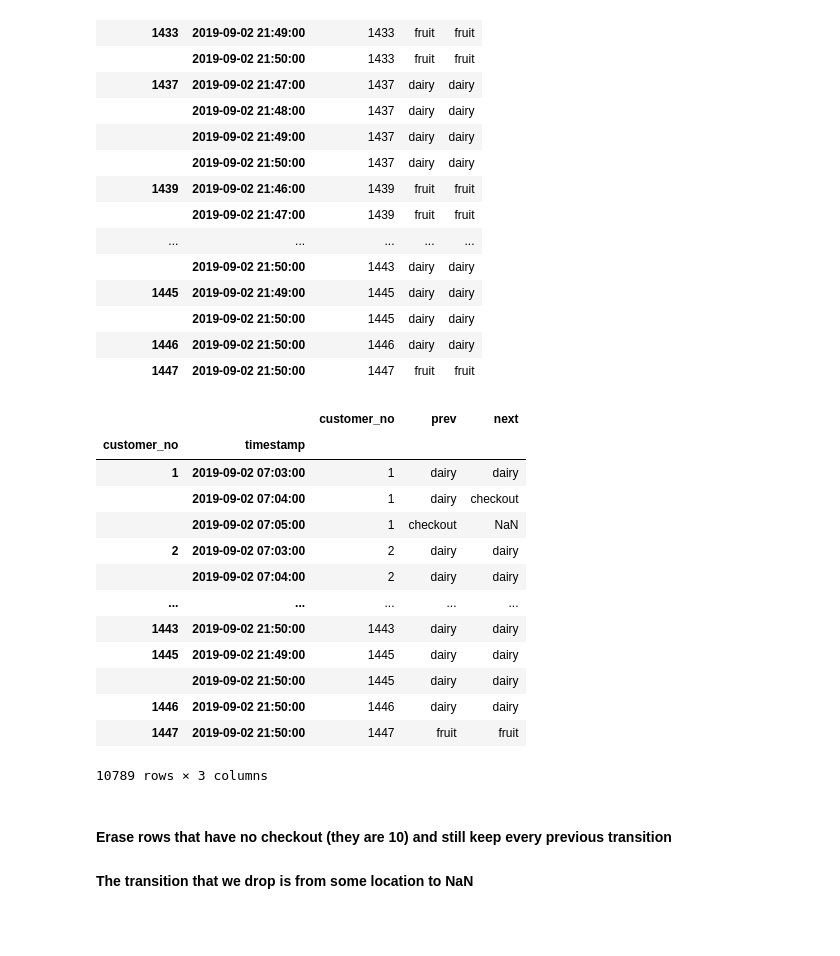
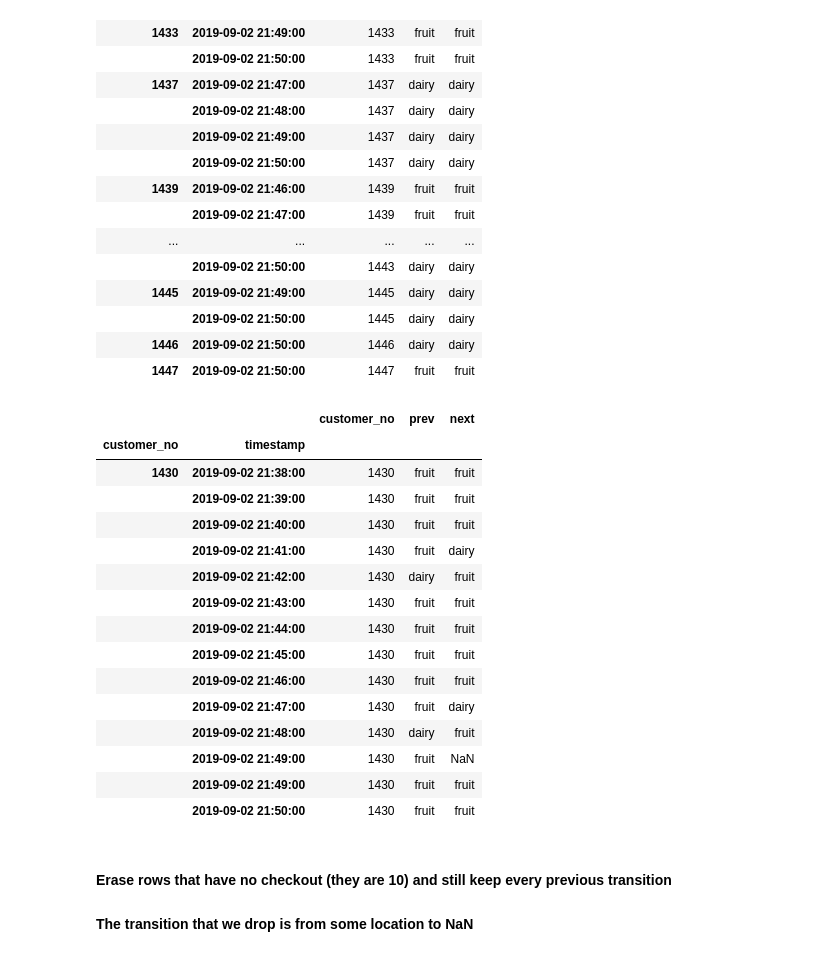
Before and after one commit to lau-b/doodl-supermarket, a Jupyter notebook: notebooks/exploratory_analysis.ipynb, the cells around one changed output. Saved outputs shown, nothing was run; the diff lists cells and outputs as text; code cells hidden in the pictures; blank space fills up the shorter version.

Commit message:
adds correct logic to replace thieves

```diff
--- a/notebooks/exploratory_analysis.ipynb
+++ b/notebooks/exploratory_analysis.ipynb
@@ -123,27 +123,27 @@ thieves
 | 1446 | 2019-09-02 21:50:00 | 1446 | dairy | NaN |
 | 1447 | 2019-09-02 21:50:00 | 1447 | fruit | NaN |
 # %%
-pew = pd.DataFrame({'timestamp':[], 'customer_no':[], 'prev':[], 'next':[]})
-end = f'{thieves.index.get_level_values(1).date.min()} 21:50:00'
+# pew = pd.DataFrame({'timestamp':[], 'customer_no':[], 'prev':[], 'next':[]})
+# end = f'{thieves.index.get_level_values(1).date.min()} 21:50:00'
 
-dx = []
+# dx = []
 
-for index, values in thieves.iterrows():
-    date_range
-    start = index[1]
+# for index, values in thieves.iterrows():
+#     date_range
+#     start = index[1]
 
-    date_range = pd.DataFrame({'timestamp': pd.date_range(start=start, end=end, freq='1min'),
-                               'customer_no': values[0],
-                               'prev': values[1],
-                               'next': values[1]})
-    dx.append(date_range)
+#     date_range = pd.DataFrame({'timestamp': pd.date_range(start=start, end=end, freq='1min'),
+#                                'customer_no': values[0],
+#                                'prev': values[1],
+#                                'next': values[1]})
+#     dx.append(date_range)
 
-first = dx[0]
-for d in range(1,len(dx)):
-    first = first.append(dx[d])
+# first = dx[0]
+# for d in range(1,len(dx)):
+#     first = first.append(dx[d])
 
-# first.set_index('timestamp')
-first
+# # first.set_index('timestamp')
+# first
 # %% [output]
 |  | timestamp | customer_no | prev | next |
 | 0 | 2019-09-02 21:49:00 | 1430 | fruit | fruit |
@@ -189,23 +220,25 @@ first
 | 1447 | 2019-09-02 21:50:00 | 1447 | fruit | fruit |
 # %%
 new = resDF.append(first)
-# %%
-new
-# %% [output]
-|  |  | customer_no | prev | next |
-| customer_no | timestamp |  |  |  |
-| 1 | 2019-09-02 07:03:00 | 1 | dairy | dairy |
-|  | 2019-09-02 07:04:00 | 1 | dairy | checkout |
-|  | 2019-09-02 07:05:00 | 1 | checkout | NaN |
-| 2 | 2019-09-02 07:03:00 | 2 | dairy | dairy |
-|  | 2019-09-02 07:04:00 | 2 | dairy | dairy |
-| ... | ... | ... | ... | ... |
-| 1443 | 2019-09-02 21:50:00 | 1443 | dairy | dairy |
-| 1445 | 2019-09-02 21:49:00 | 1445 | dairy | dairy |
-|  | 2019-09-02 21:50:00 | 1445 | dairy | dairy |
-| 1446 | 2019-09-02 21:50:00 | 1446 | dairy | dairy |
-| 1447 | 2019-09-02 21:50:00 | 1447 | fruit | fruit |
-10789 rows × 3 columns
+# %%
+new.loc[new['customer_no']==1430]
+# %% [output]
+|  |  | customer_no | prev | next |
+| customer_no | timestamp |  |  |  |
+| 1430 | 2019-09-02 21:38:00 | 1430 | fruit | fruit |
+|  | 2019-09-02 21:39:00 | 1430 | fruit | fruit |
+|  | 2019-09-02 21:40:00 | 1430 | fruit | fruit |
+|  | 2019-09-02 21:41:00 | 1430 | fruit | dairy |
+|  | 2019-09-02 21:42:00 | 1430 | dairy | fruit |
+|  | 2019-09-02 21:43:00 | 1430 | fruit | fruit |
+|  | 2019-09-02 21:44:00 | 1430 | fruit | fruit |
+|  | 2019-09-02 21:45:00 | 1430 | fruit | fruit |
+|  | 2019-09-02 21:46:00 | 1430 | fruit | fruit |
+|  | 2019-09-02 21:47:00 | 1430 | fruit | dairy |
+|  | 2019-09-02 21:48:00 | 1430 | dairy | fruit |
+|  | 2019-09-02 21:49:00 | 1430 | fruit | NaN |
+|  | 2019-09-02 21:49:00 | 1430 | fruit | fruit |
+|  | 2019-09-02 21:50:00 | 1430 | fruit | fruit |
 # %% [markdown]
 #### Erase rows that have no checkout (they are 10) and still keep every previous transition
 #### The transition that we drop is from some location to NaN
```
Also changed, not shown: parts of 1 cell of this notebook.
